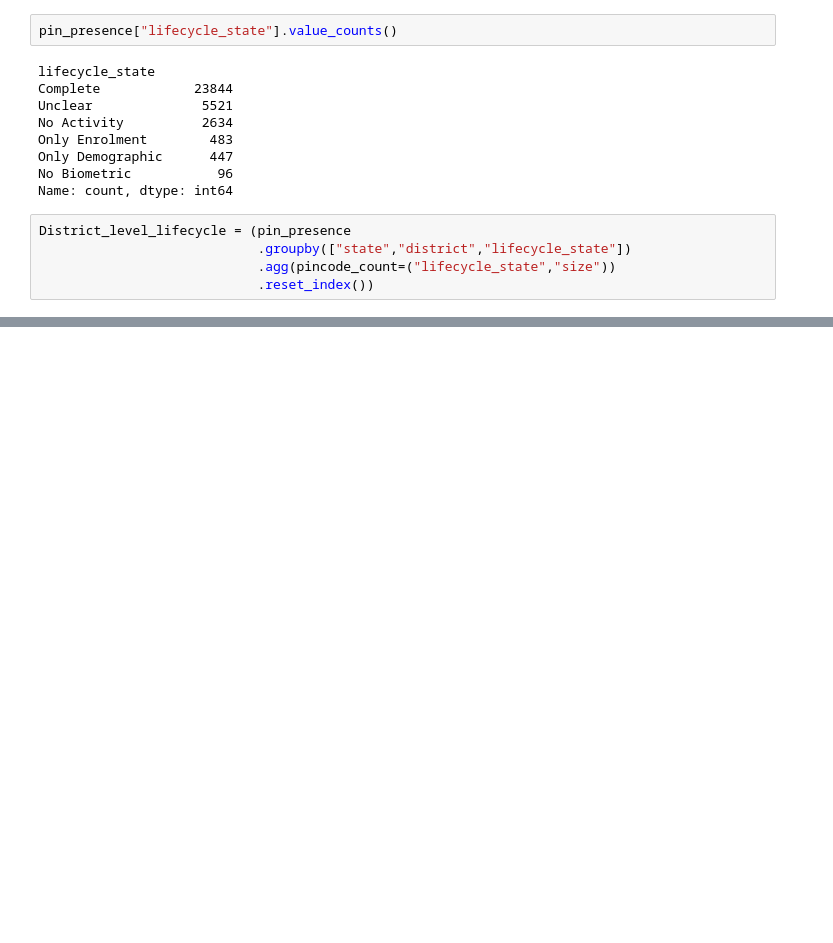
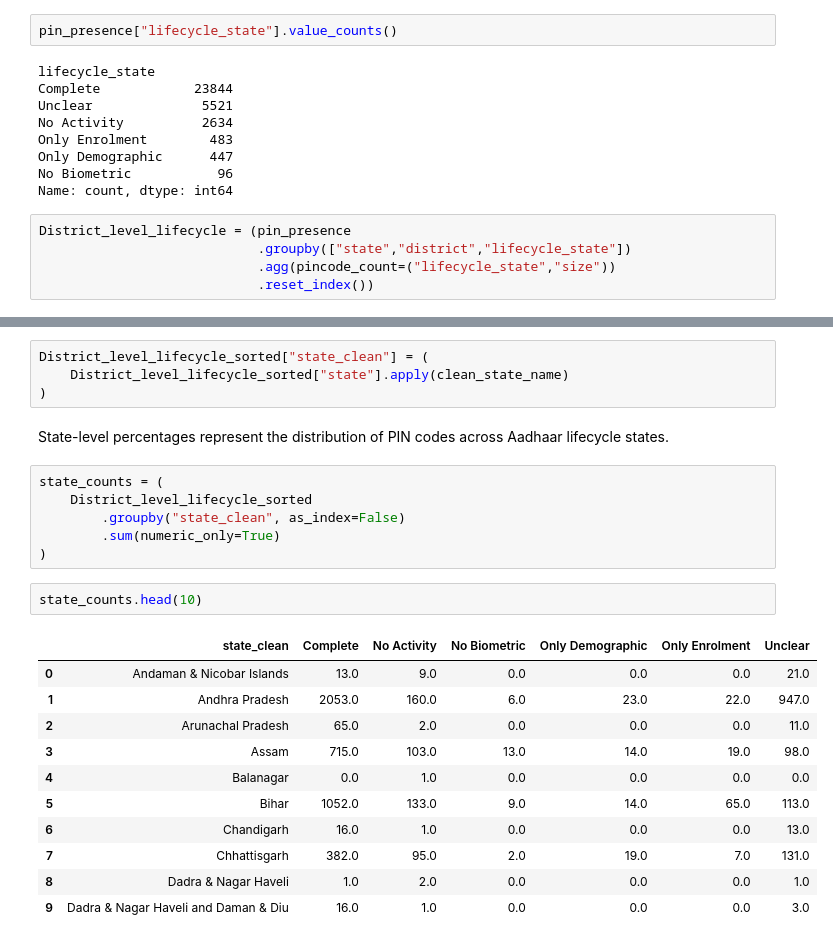
Before and after one commit to Innovatewithapple/aadhaar-lifecycle-analytics-, a Jupyter notebook: analysis.ipynb, the cells around one changed output, grey strips where cells are left out. Cells and saved outputs as stored; diff of their text form; blank space fills up the shorter version.

```diff
--- a/analysis.ipynb
+++ b/analysis.ipynb
@@ -261,0 +352,26 @@ District_level_lifecycle.head(50)
+# %%
+District_level_lifecycle_sorted["state_clean"] = (
+    District_level_lifecycle_sorted["state"].apply(clean_state_name)
+)
+# %% [markdown]
+State-level percentages represent the distribution of PIN codes across Aadhaar lifecycle states.
+# %%
+state_counts = (
+    District_level_lifecycle_sorted
+        .groupby("state_clean", as_index=False)
+        .sum(numeric_only=True)
+)
+# %%
+state_counts.head(10)
+# %% [output]
+|  | state_clean | Complete | No Activity | No Biometric | Only Demographic | Only Enrolment | Unclear |
+| 0 | Andaman & Nicobar Islands | 13.0 | 9.0 | 0.0 | 0.0 | 0.0 | 21.0 |
+| 1 | Andhra Pradesh | 2053.0 | 160.0 | 6.0 | 23.0 | 22.0 | 947.0 |
+| 2 | Arunachal Pradesh | 65.0 | 2.0 | 0.0 | 0.0 | 0.0 | 11.0 |
+| 3 | Assam | 715.0 | 103.0 | 13.0 | 14.0 | 19.0 | 98.0 |
+| 4 | Balanagar | 0.0 | 1.0 | 0.0 | 0.0 | 0.0 | 0.0 |
+| 5 | Bihar | 1052.0 | 133.0 | 9.0 | 14.0 | 65.0 | 113.0 |
+| 6 | Chandigarh | 16.0 | 1.0 | 0.0 | 0.0 | 0.0 | 13.0 |
+| 7 | Chhattisgarh | 382.0 | 95.0 | 2.0 | 19.0 | 7.0 | 131.0 |
+| 8 | Dadra & Nagar Haveli | 1.0 | 2.0 | 0.0 | 0.0 | 0.0 | 1.0 |
+| 9 | Dadra & Nagar Haveli and Daman & Diu | 16.0 | 1.0 | 0.0 | 0.0 | 0.0 | 3.0 |
```
Also changed, not shown: parts of 21 cells of this notebook, 3 other files.
